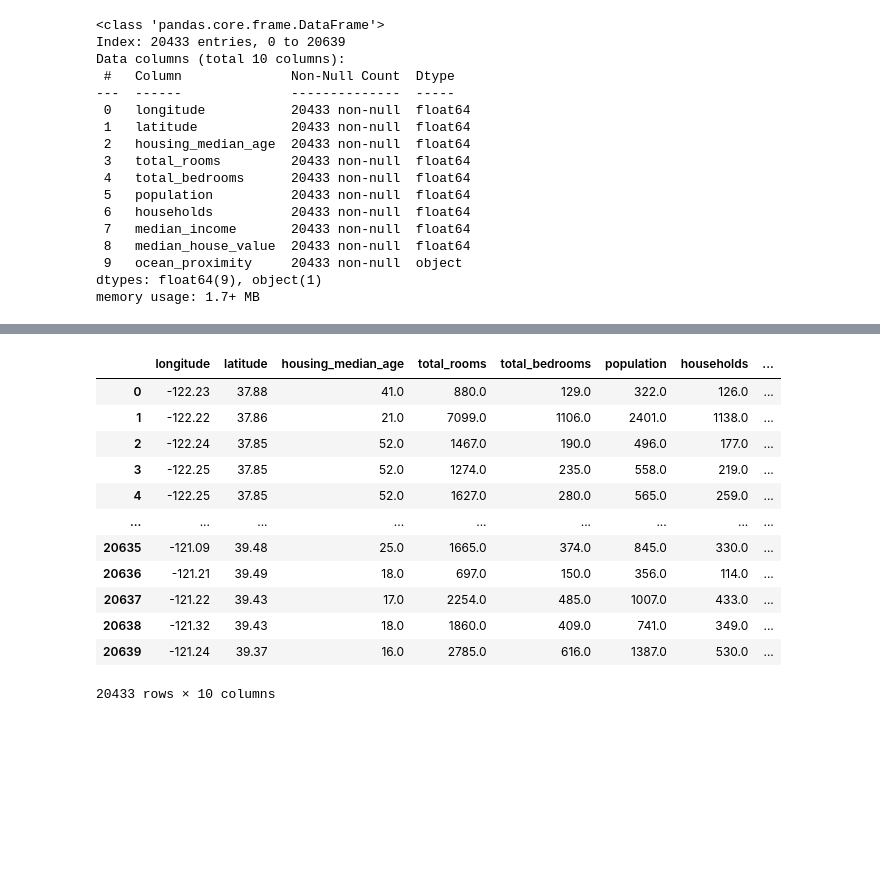
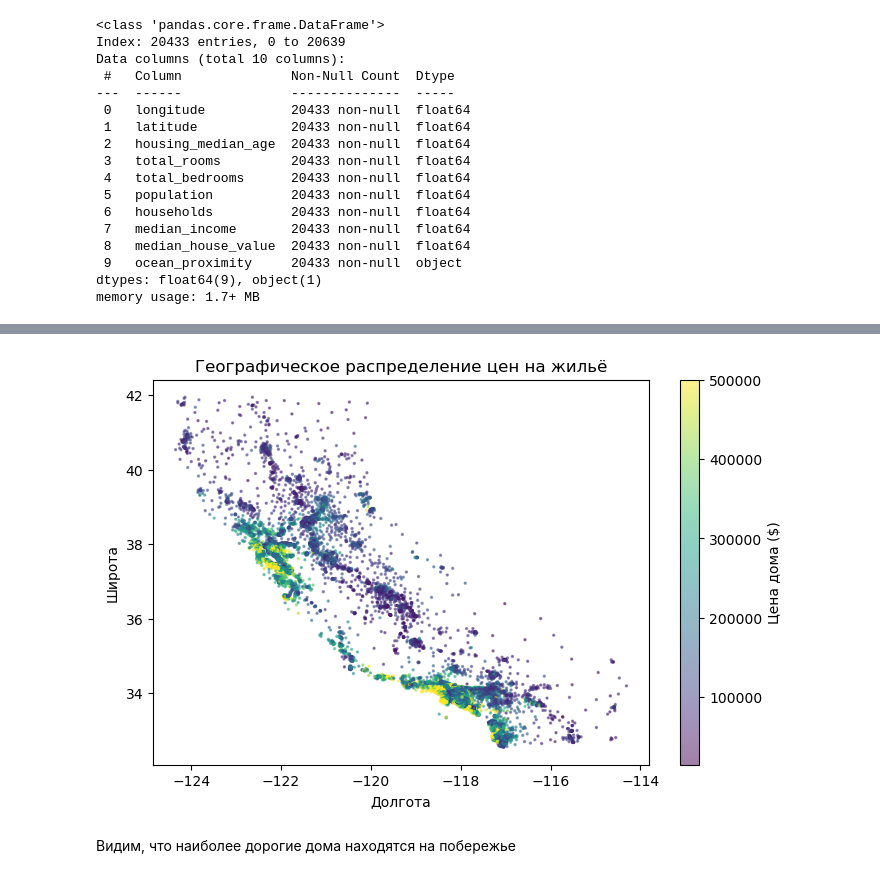
Before and after one commit to BRSHD/house-pricing, a Jupyter notebook: model.ipynb, the cells around one changed output, grey strips where cells are left out. Cells and saved outputs as stored; diff of their text form; code cells hidden in the pictures; blank space fills up the shorter version.

```diff
--- a/model.ipynb
+++ b/model.ipynb
@@ -77,21 +122,15 @@ data.describe()
 # %%
-from sklearn.model_selection import train_test_split
-
-X = data.drop('median_house_value', axis = 1)
-y = data['median_house_value']
+# Карта Калифорнии с градацией цены
+plt.figure(figsize=(8, 5))
+scatter = plt.scatter(data['longitude'], data['latitude'],
+                     c=data['median_house_value'], cmap='viridis',
+                     alpha=0.5, s=2)
+plt.colorbar(scatter, label='Цена дома ($)')
+plt.title('Географическое распределение цен на жильё')
+plt.xlabel('Долгота')
+plt.ylabel('Широта')
+plt.show()
+# %% [output]
+[figure, added]
-# %%
-data
-# %% [output]
-|  | longitude | latitude | housing_median_age | total_rooms | total_bedrooms | population | households | ... |
-| 0 | -122.23 | 37.88 | 41.0 | 880.0 | 129.0 | 322.0 | 126.0 | ... |
-| 1 | -122.22 | 37.86 | 21.0 | 7099.0 | 1106.0 | 2401.0 | 1138.0 | ... |
-| 2 | -122.24 | 37.85 | 52.0 | 1467.0 | 190.0 | 496.0 | 177.0 | ... |
-| 3 | -122.25 | 37.85 | 52.0 | 1274.0 | 235.0 | 558.0 | 219.0 | ... |
-| 4 | -122.25 | 37.85 | 52.0 | 1627.0 | 280.0 | 565.0 | 259.0 | ... |
-| ... | ... | ... | ... | ... | ... | ... | ... | ... |
-| 20635 | -121.09 | 39.48 | 25.0 | 1665.0 | 374.0 | 845.0 | 330.0 | ... |
-| 20636 | -121.21 | 39.49 | 18.0 | 697.0 | 150.0 | 356.0 | 114.0 | ... |
-| 20637 | -121.22 | 39.43 | 17.0 | 2254.0 | 485.0 | 1007.0 | 433.0 | ... |
-| 20638 | -121.32 | 39.43 | 18.0 | 1860.0 | 409.0 | 741.0 | 349.0 | ... |
-| 20639 | -121.24 | 39.37 | 16.0 | 2785.0 | 616.0 | 1387.0 | 530.0 | ... |
-20433 rows × 10 columns
+# %% [markdown]
+Видим, что наиболее дорогие дома находятся на побережье
```
Also changed, not shown: parts of 10 cells of this notebook.
